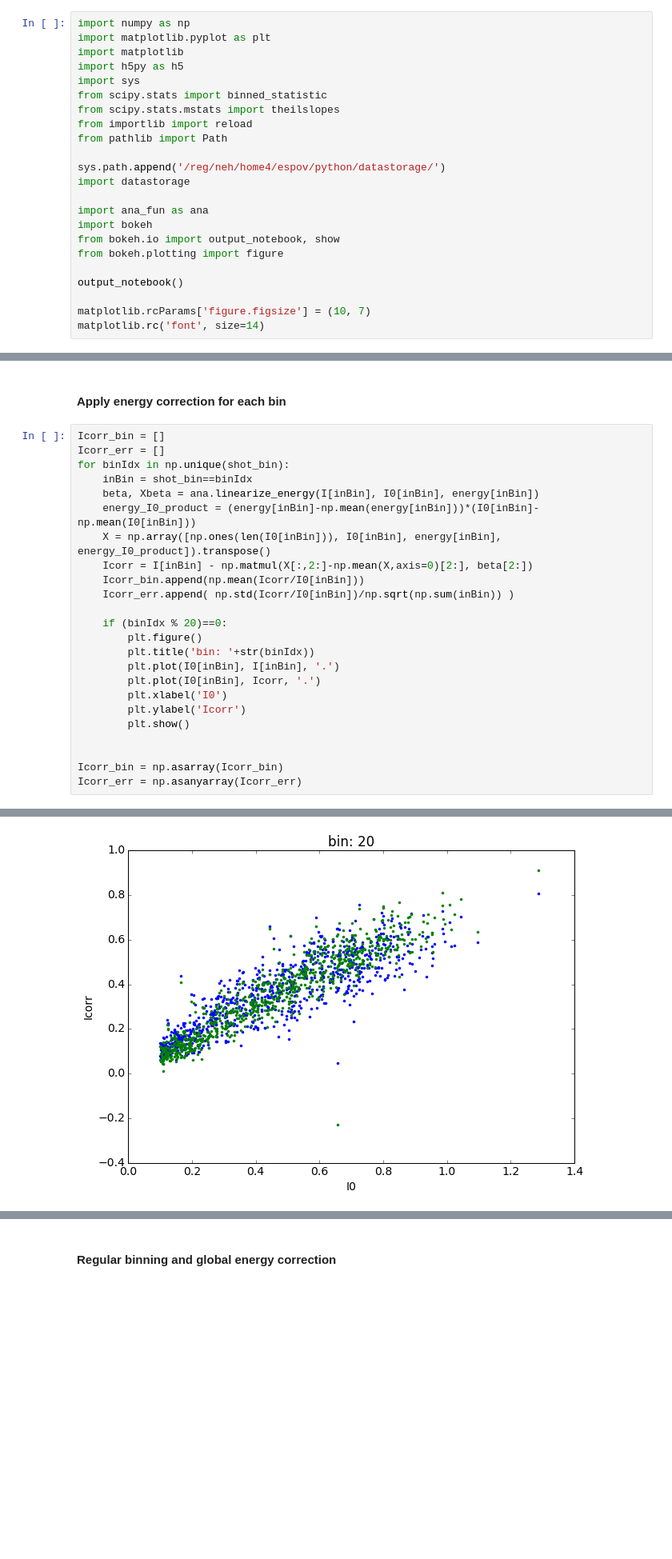
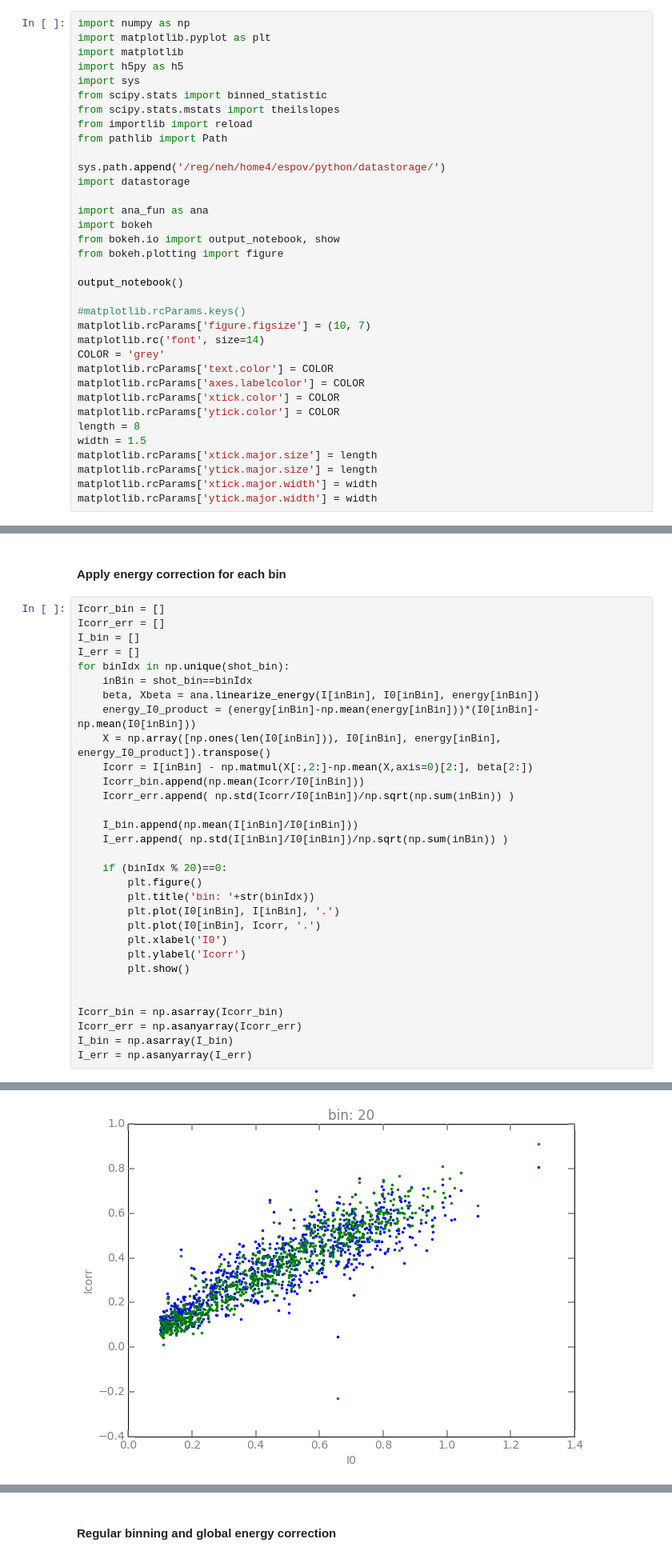
Before and after one commit to vespos/sxri0414, a Jupyter notebook: run60_ana_energyCorr_binned.ipynb, the cells around one changed output, grey strips where cells are left out. Shown: that part at 80% size. Saved outputs shown, nothing was run; the diff lists cells and outputs as text; blank space fills up the shorter version.

```diff
--- a/run60_ana_energyCorr_binned.ipynb
+++ b/run60_ana_energyCorr_binned.ipynb
@@ -19,8 +19,20 @@ from bokeh.plotting import figure
 
 output_notebook()
 
+#matplotlib.rcParams.keys()
 matplotlib.rcParams['figure.figsize'] = (10, 7)
 matplotlib.rc('font', size=14)
+COLOR = 'grey'
+matplotlib.rcParams['text.color'] = COLOR
+matplotlib.rcParams['axes.labelcolor'] = COLOR
+matplotlib.rcParams['xtick.color'] = COLOR
+matplotlib.rcParams['ytick.color'] = COLOR
+length = 8
+width = 1.5
+matplotlib.rcParams['xtick.major.size'] = length
+matplotlib.rcParams['ytick.major.size'] = length
+matplotlib.rcParams['xtick.major.width'] = width
+matplotlib.rcParams['ytick.major.width'] = width
 # %% [output]
 Loading BokehJS ...
 # %% [markdown]
@@ -125,6 +137,8 @@ plt.show()
 # %%
 Icorr_bin = []
 Icorr_err = []
+I_bin = []
+I_err = []
 for binIdx in np.unique(shot_bin):
     inBin = shot_bin==binIdx
     beta, Xbeta = ana.linearize_energy(I[inBin], I0[inBin], energy[inBin])
@@ -133,6 +147,9 @@ for binIdx in np.unique(shot_bin):
     Icorr = I[inBin] - np.matmul(X[:,2:]-np.mean(X,axis=0)[2:], beta[2:])
     Icorr_bin.append(np.mean(Icorr/I0[inBin]))
     Icorr_err.append( np.std(Icorr/I0[inBin])/np.sqrt(np.sum(inBin)) )
+
+    I_bin.append(np.mean(I[inBin]/I0[inBin]))
+    I_err.append( np.std(I[inBin]/I0[inBin])/np.sqrt(np.sum(inBin)) )
 
     if (binIdx % 20)==0:
         plt.figure()
@@ -146,4 +163,6 @@ for binIdx in np.unique(shot_bin):
 
 Icorr_bin = np.asarray(Icorr_bin)
 Icorr_err = np.asanyarray(Icorr_err)
+I_bin = np.asarray(I_bin)
+I_err = np.asanyarray(I_err)
 # %% [output]
@@ -151 +170 @@ Icorr_err = np.asanyarray(Icorr_err)
-[figure, old version]
+[figure, new version]
```
Also changed, not shown: parts of 5 cells of this notebook, 6 other files.
